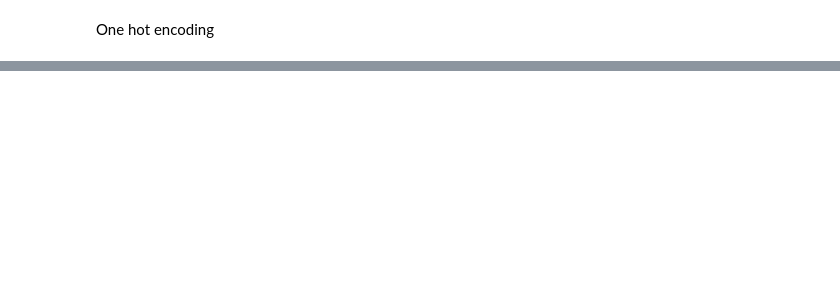
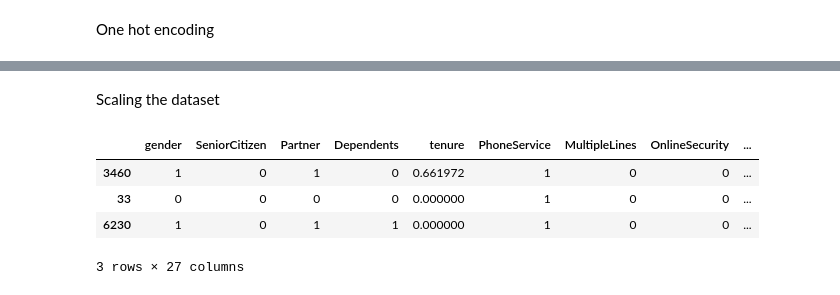
Before and after one commit to Visheshpgowda/Deep_Learning, a Jupyter notebook: 18_customer_churnann/index.ipynb, the cells around one changed output, grey strips where cells are left out. Saved outputs shown, nothing was run; the diff lists cells and outputs as text; code cells hidden in the pictures; blank space fills up the shorter version.

```diff
--- a/18_customer_churnann/index.ipynb
+++ b/18_customer_churnann/index.ipynb
@@ -243,0 +295,15 @@ Index(['gender', 'SeniorCitizen', 'Partner', 'Dependents', 'tenure',
+# %% [markdown]
+Scaling the dataset
+# %%
+cols_to_scale=['tenure','MonthlyCharges','TotalCharges']
+from sklearn.preprocessing import MinMaxScaler
+scaler = MinMaxScaler()
+df2[cols_to_scale]=scaler.fit_transform(df2[cols_to_scale])
+# %%
+df2.sample(3)
+# %% [output]
+|  | gender | SeniorCitizen | Partner | Dependents | tenure | PhoneService | MultipleLines | OnlineSecurity | ... |
+| 3460 | 1 | 0 | 1 | 0 | 0.661972 | 1 | 0 | 0 | ... |
+| 33 | 0 | 0 | 0 | 0 | 0.000000 | 1 | 0 | 0 | ... |
+| 6230 | 1 | 0 | 1 | 1 | 0.000000 | 1 | 0 | 0 | ... |
+3 rows × 27 columns
```
Also changed, not shown: parts of 13 cells of this notebook, 5 other files.
